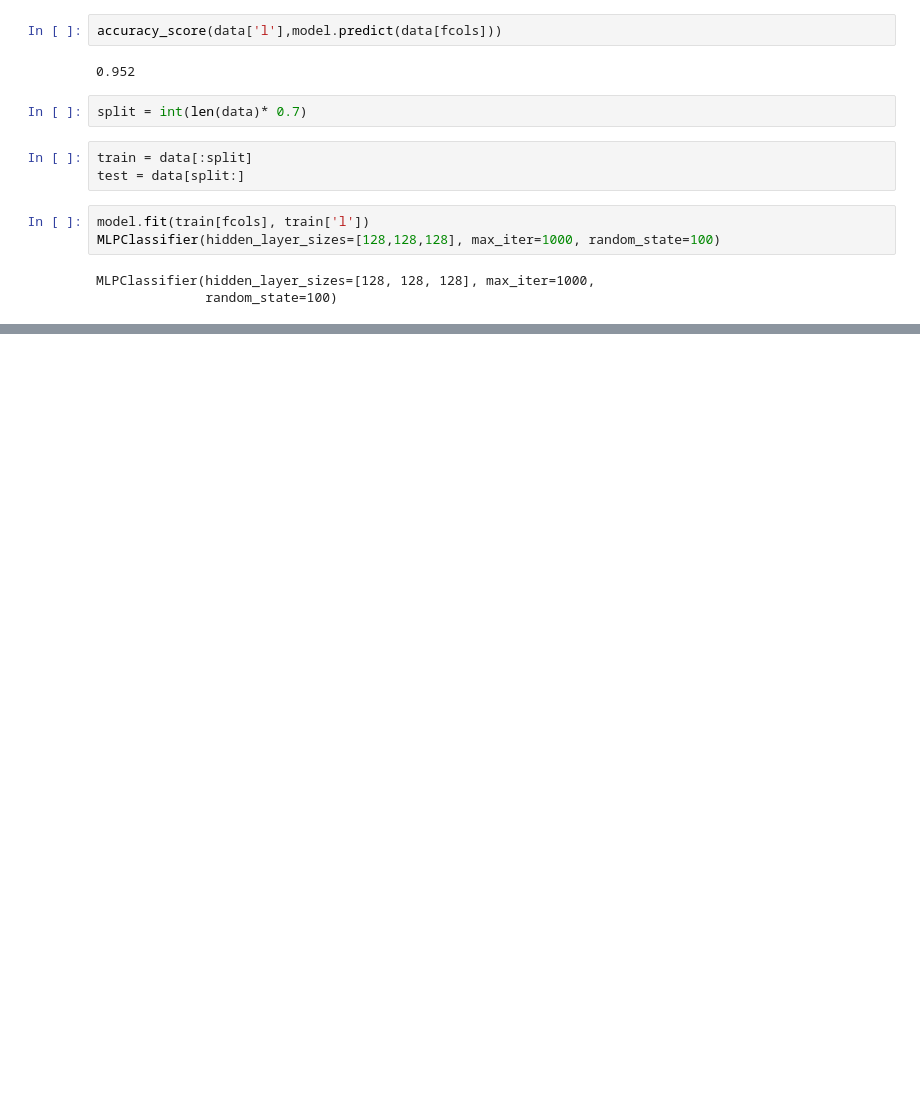
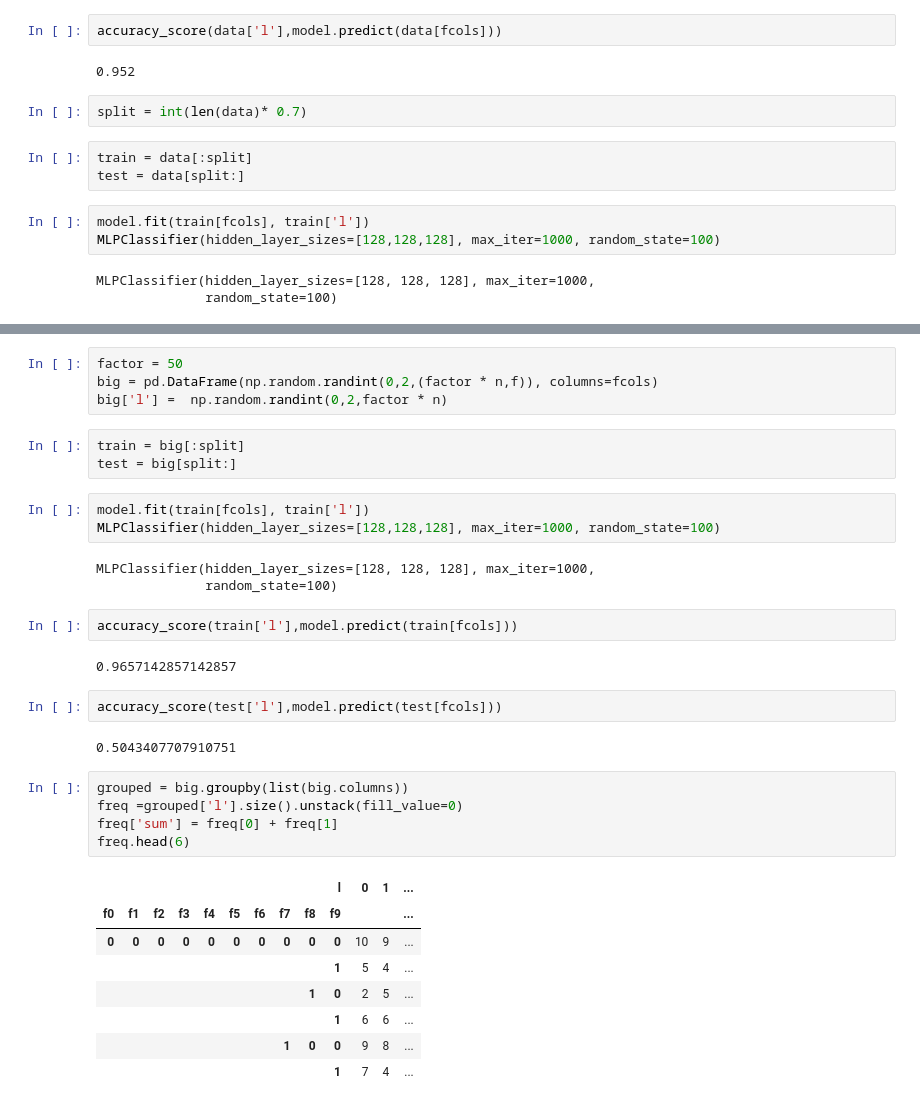
Before and after one commit to ggalarza1/AI_Finance, a Jupyter notebook: AI_finance.ipynb, the cells around one changed output, grey strips where cells are left out. Saved outputs shown, nothing was run; the diff lists cells and outputs as text; blank space fills up the shorter version.

```diff
--- a/AI_finance.ipynb
+++ b/AI_finance.ipynb
@@ -451,0 +473,35 @@ a
+# %%
+factor = 50
+big = pd.DataFrame(np.random.randint(0,2,(factor * n,f)), columns=fcols)
+big['l'] =  np.random.randint(0,2,factor * n)
+# %%
+train = big[:split]
+test = big[split:]
+# %%
+model.fit(train[fcols], train['l'])
+MLPClassifier(hidden_layer_sizes=[128,128,128], max_iter=1000, random_state=100)
+# %% [output]
+MLPClassifier(hidden_layer_sizes=[128, 128, 128], max_iter=1000,
+              random_state=100)
+# %%
+accuracy_score(train['l'],model.predict(train[fcols]))
+# %% [output]
+0.9657142857142857
+# %%
+accuracy_score(test['l'],model.predict(test[fcols]))
+# %% [output]
+0.5043407707910751
+# %%
+grouped = big.groupby(list(big.columns))
+freq =grouped['l'].size().unstack(fill_value=0)
+freq['sum'] = freq[0] + freq[1]
+freq.head(6)
+# %% [output]
+|  |  |  |  |  |  |  |  |  | l | 0 | 1 | ... |
+| f0 | f1 | f2 | f3 | f4 | f5 | f6 | f7 | f8 | f9 |  |  | ... |
+| 0 | 0 | 0 | 0 | 0 | 0 | 0 | 0 | 0 | 0 | 10 | 9 | ... |
+|  |  |  |  |  |  |  |  |  | 1 | 5 | 4 | ... |
+|  |  |  |  |  |  |  |  | 1 | 0 | 2 | 5 | ... |
+|  |  |  |  |  |  |  |  |  | 1 | 6 | 6 | ... |
+|  |  |  |  |  |  |  | 1 | 0 | 0 | 9 | 8 | ... |
+|  |  |  |  |  |  |  |  |  | 1 | 7 | 4 | ... |
```
Also changed, not shown: parts of 19 cells of this notebook.
